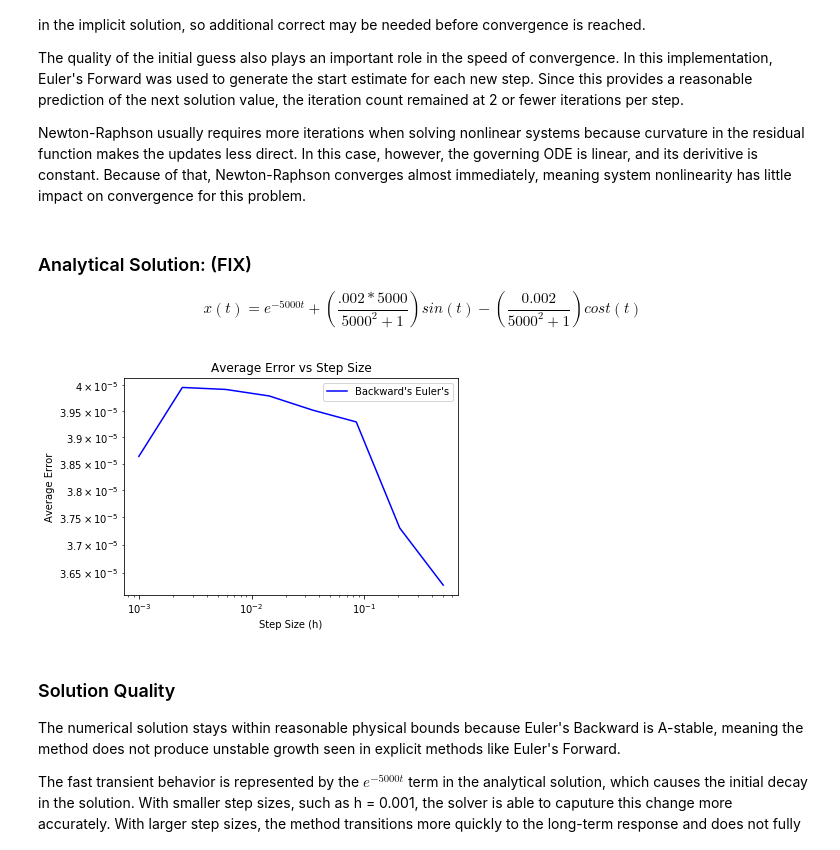
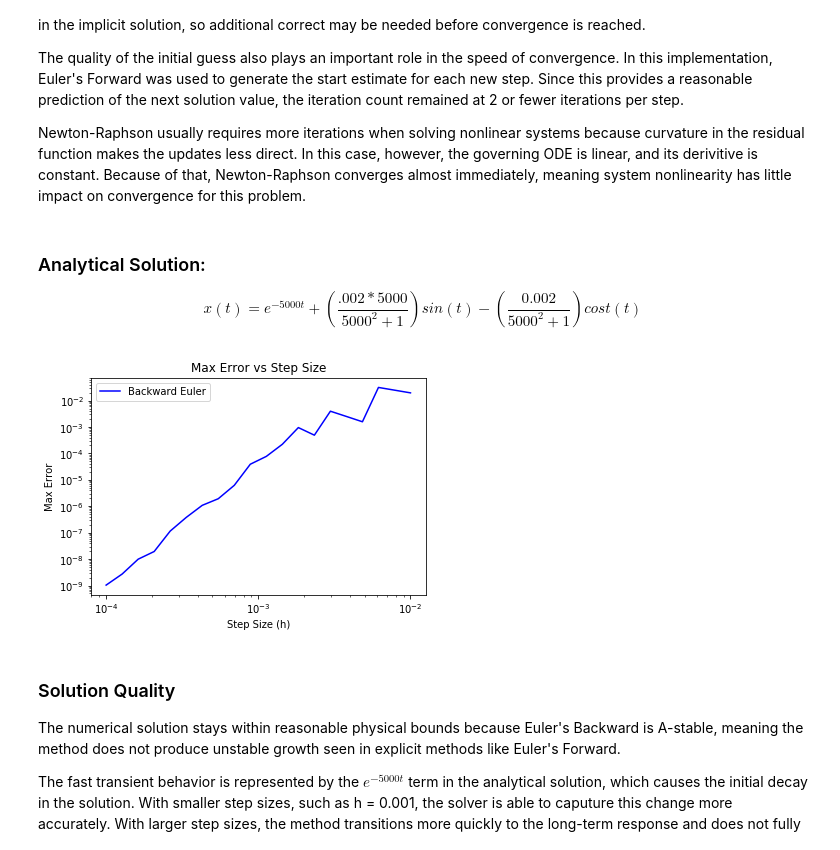
Before and after one commit to karthikgunaseelan/coe311k, a Jupyter notebook: COE Final/Gunaseelan_Karthik_COE311K_FinalProjectPart2.ipynb, the cells around one changed output. Drawn from its saved outputs; the diff is of its cells as text; code cells hidden in the pictures.

```diff
--- a/COE Final/Gunaseelan_Karthik_COE311K_FinalProjectPart2.ipynb
+++ b/COE Final/Gunaseelan_Karthik_COE311K_FinalProjectPart2.ipynb
@@ -250,33 +252,41 @@ The quality of the initial guess also plays an important role in the speed of co
 
 Newton-Raphson usually requires more iterations when solving nonlinear systems because curvature in the residual function makes the updates less direct. In this case, however, the governing ODE is linear, and its derivitive is constant. Because of that, Newton-Raphson converges almost immediately, meaning system nonlinearity has little impact on convergence for this problem.
 # %% [markdown]
-### Analytical Solution: (FIX)
+### Analytical Solution:
 $$x(t) = e^{-5000t} + (\frac{.002*5000}{5000^2+1})sin(t) - (\frac{0.002}{5000^2+1})cost(t)$$
 # %%
 # Exact equation function
-
 def x_exact(t):
     denom = 5000**2 + 1
     return (np.exp(-5000*t) + (0.002*5000/denom)*np.sin(t) - (0.002/denom)*np.cos(t))
 
 # Find errors
-h_values = np.logspace(-3, -0.3, 8)
-error = np.zeros(len(h_values))
-for index, h in enumerate(h_values):
+h_values = np.logspace(-4, -2 , 20)
+error = []
+
+# Method formulated using aid from Claude
+
+for h in h_values:
     # Solve the ODE
-    t_values_nl, x_values_nl, iter_values = backward_euler_newton(f, x_start, t_start, t_end, h)
+    t_values, x_values, iter_values = backward_euler_newton(f, x_start, t_start, t_end, h)
 
-    error[index] = np.mean(np.abs(x_exact(t_values_nl) - x_values_nl))
+    # Calculate exact solution at the points the solver used
+    x_ex = x_exact(t_values)
+
+    # Only calculate error after the fast transient has decayed (t > 0.005)
+    # This isolates the slow dynamics where O(h) convergence is visible
+    mask = t_values > 0.005
+    error.append(np.max(np.abs(x_ex[mask] - x_values[mask])))  # fixed: x_num -> x_values
 
 # Plot
-plt.loglog(h_values, error, color = 'blue', label = 'Backward\'s Euler\'s')
+plt.loglog(h_values, error, color='blue', label="Backward Euler")
 plt.xlabel('Step Size (h)')
-plt.ylabel('Average Error')
-plt.title('Average Error vs Step Size')
+plt.ylabel('Max Error')
+plt.title('Max Error vs Step Size')
 plt.legend()
 plt.show()
 # %% [output]
-[figure, old version]
+[figure, new version]
 # %% [markdown]
 ### Solution Quality
 
```
Also changed, not shown: parts of 2 cells of this notebook.
